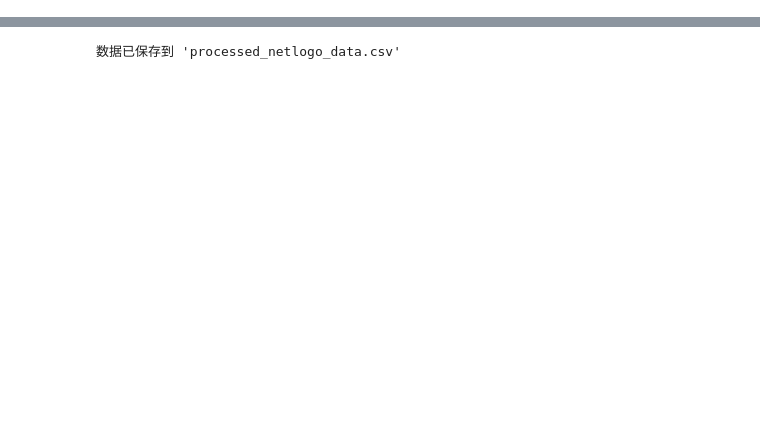
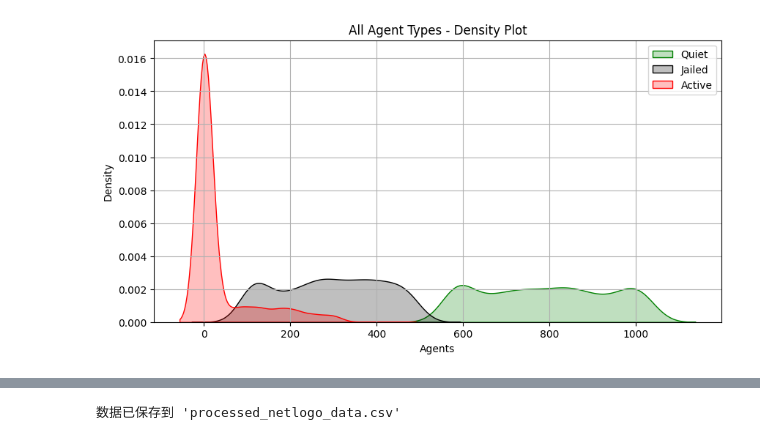
Before and after one commit to TheHQ98/SWEN90004_Assignment_2, a Jupyter notebook: VisualGraph/dataAnalysis.ipynb, the cells around one changed output, grey strips where cells are left out. Cells and saved outputs as stored; diff of their text form; code cells hidden in the pictures; blank space fills up the shorter version.

```diff
--- a/VisualGraph/dataAnalysis.ipynb
+++ b/VisualGraph/dataAnalysis.ipynb
@@ -27,0 +70,15 @@ plt.show()
+# %%
+plt.figure(figsize=(10, 5))
+sns.kdeplot(df['quiet'], fill=True, color='green', label='Quiet')
+sns.kdeplot(df['jailed'], fill=True, color='black', label='Jailed')
+sns.kdeplot(df['active'], fill=True, color='red', label='Active')
+
+plt.title('All Agent Types - Density Plot')
+plt.xlabel('Agents')
+plt.ylabel('Density')
+plt.legend(loc='upper right')
+plt.grid(True)
+plt.savefig('Density_Plot.png')
+plt.show()
+# %% [output]
+[figure, added]
```
Also changed, not shown: parts of 9 cells of this notebook.
